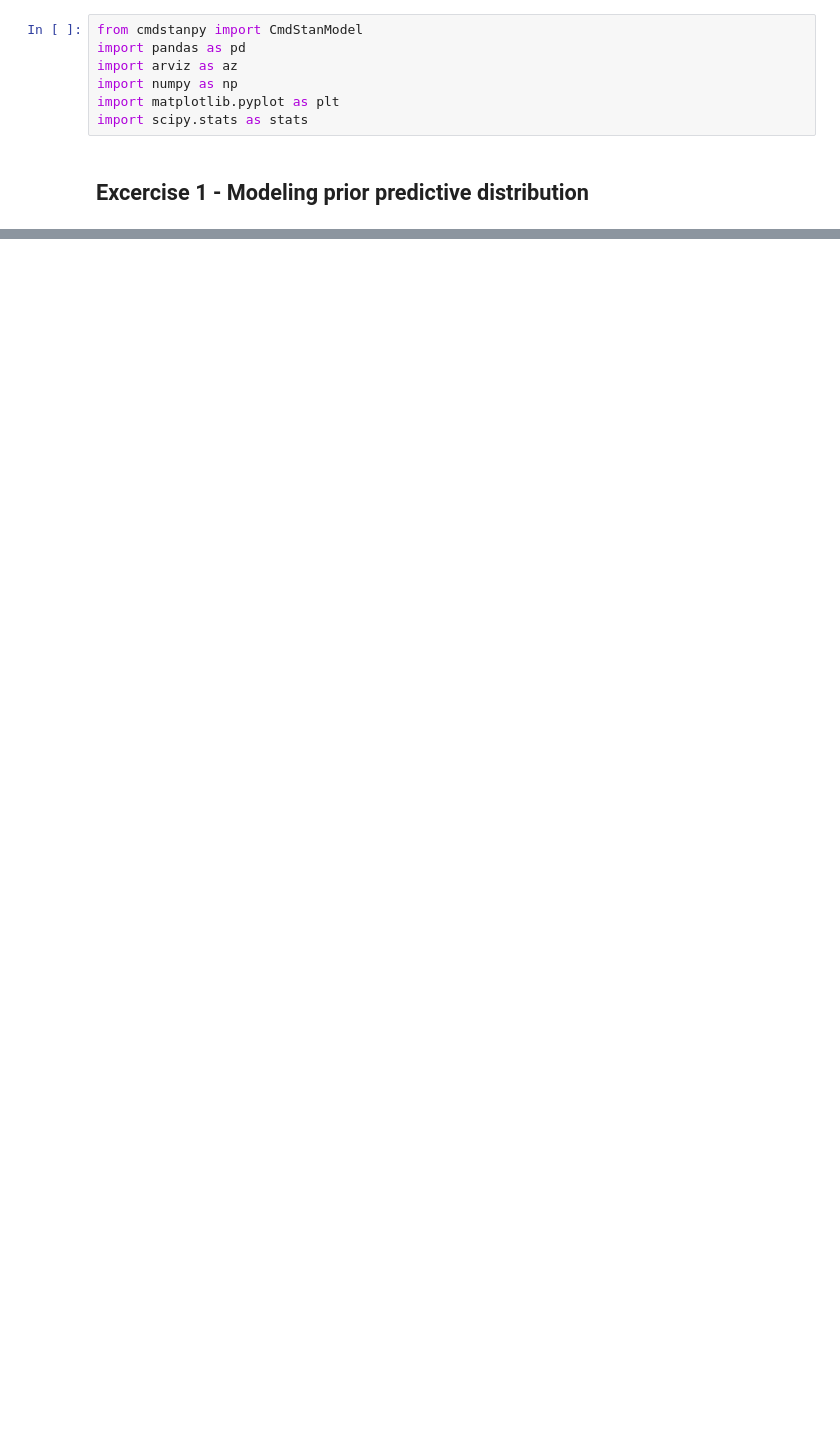
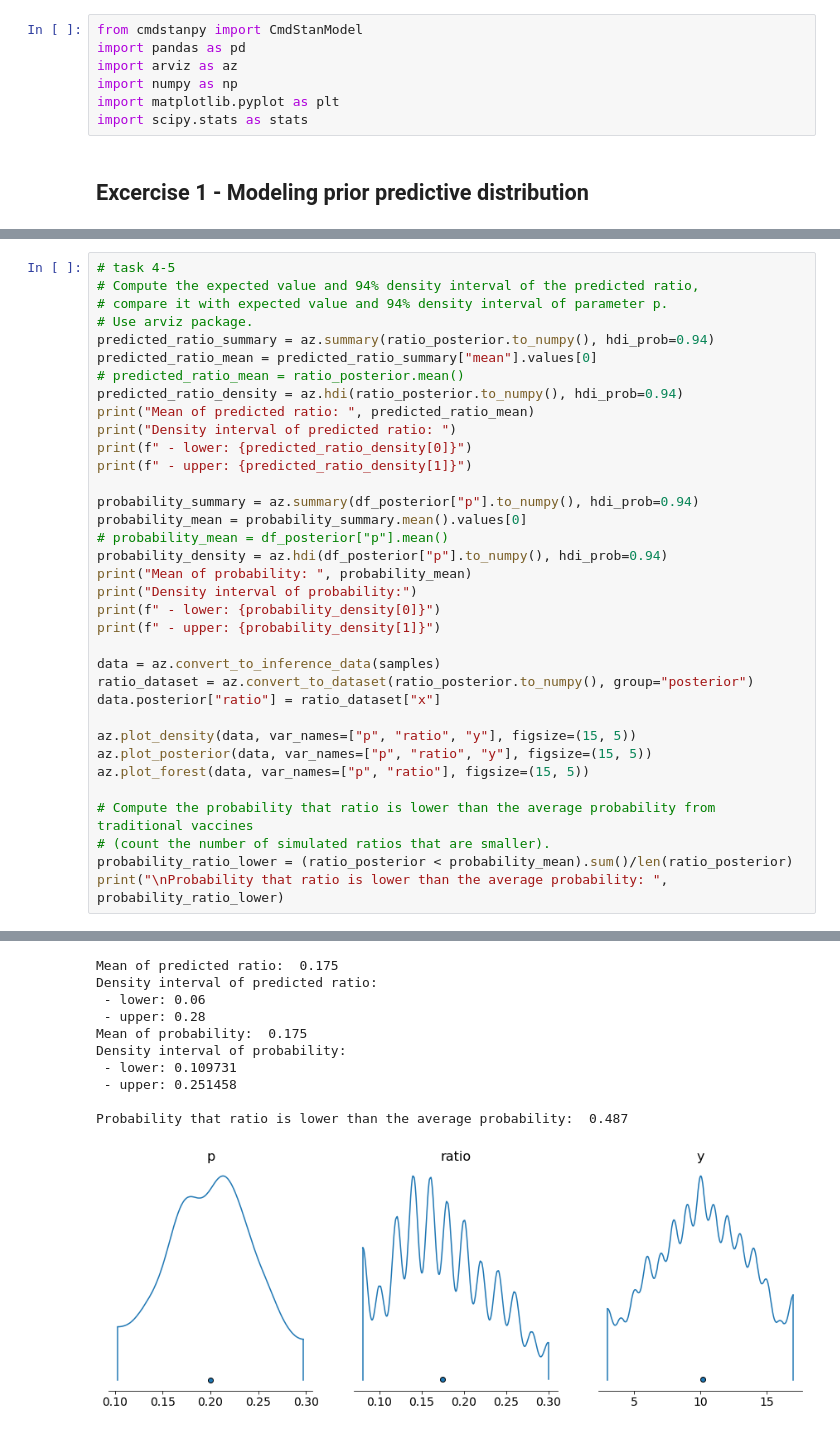
Before and after one commit to nmpluta/data-analytics-lectures, a Jupyter notebook: Data Analytics/Lab 3/lab3.ipynb, the cells around one changed output, grey strips where cells are left out. Drawn from its saved outputs; the diff is of its cells as text; blank space fills up the shorter version.

```diff
--- a/Data Analytics/Lab 3/lab3.ipynb
+++ b/Data Analytics/Lab 3/lab3.ipynb
@@ -90,0 +131,36 @@ Mean of ratio:  0.20082000000000003
+# %%
+# task 4-5
+# Compute the expected value and 94% density interval of the predicted ratio,
+# compare it with expected value and 94% density interval of parameter p.
+# Use arviz package.
+predicted_ratio_summary = az.summary(ratio_posterior.to_numpy(), hdi_prob=0.94)
+predicted_ratio_mean = predicted_ratio_summary["mean"].values[0]
+# predicted_ratio_mean = ratio_posterior.mean()
+predicted_ratio_density = az.hdi(ratio_posterior.to_numpy(), hdi_prob=0.94)
+print("Mean of predicted ratio: ", predicted_ratio_mean)
+print("Density interval of predicted ratio: ")
+print(f" - lower: {predicted_ratio_density[0]}")
+print(f" - upper: {predicted_ratio_density[1]}")
+
+probability_summary = az.summary(df_posterior["p"].to_numpy(), hdi_prob=0.94)
+probability_mean = probability_summary.mean().values[0]
+# probability_mean = df_posterior["p"].mean()
+probability_density = az.hdi(df_posterior["p"].to_numpy(), hdi_prob=0.94)
+print("Mean of probability: ", probability_mean)
+print("Density interval of probability:")
+print(f" - lower: {probability_density[0]}")
+print(f" - upper: {probability_density[1]}")
+
+data = az.convert_to_inference_data(samples)
+ratio_dataset = az.convert_to_dataset(ratio_posterior.to_numpy(), group="posterior")
+data.posterior["ratio"] = ratio_dataset["x"]
+
+az.plot_density(data, var_names=["p", "ratio", "y"], figsize=(15, 5))
+az.plot_posterior(data, var_names=["p", "ratio", "y"], figsize=(15, 5))
+az.plot_forest(data, var_names=["p", "ratio"], figsize=(15, 5))
+
+# Compute the probability that ratio is lower than the average probability from traditional vaccines
+# (count the number of simulated ratios that are smaller).
+probability_ratio_lower = (ratio_posterior < probability_mean).sum()/len(ratio_posterior)
+print("\nProbability that ratio is lower than the average probability: ", probability_ratio_lower)
+# %% [output]
@@ -90,0 +169,11 @@ Mean of ratio:  0.20082000000000003
+Mean of predicted ratio:  0.175
+Density interval of predicted ratio:
+ - lower: 0.06
+ - upper: 0.28
+Mean of probability:  0.175
+Density interval of probability:
+ - lower: 0.109731
+ - upper: 0.251458
+
+Probability that ratio is lower than the average probability:  0.487
+[figure, added]
```
Also changed, not shown: parts of 7 cells of this notebook, 3 other files.
